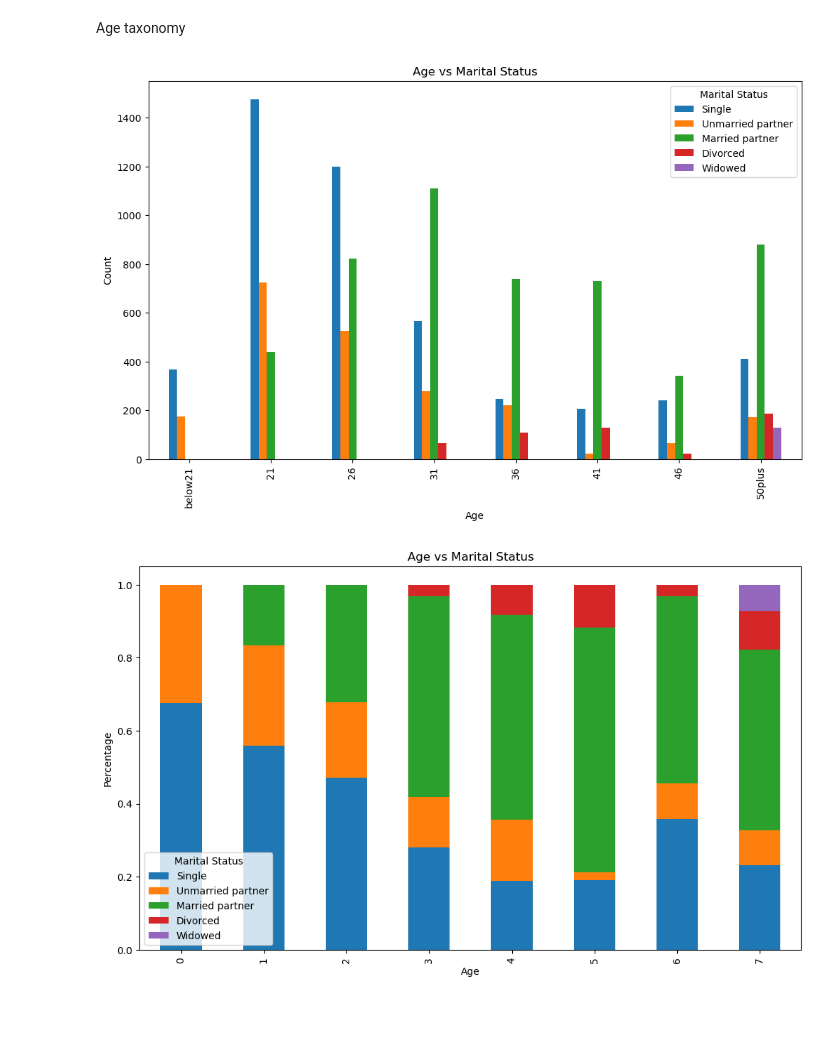
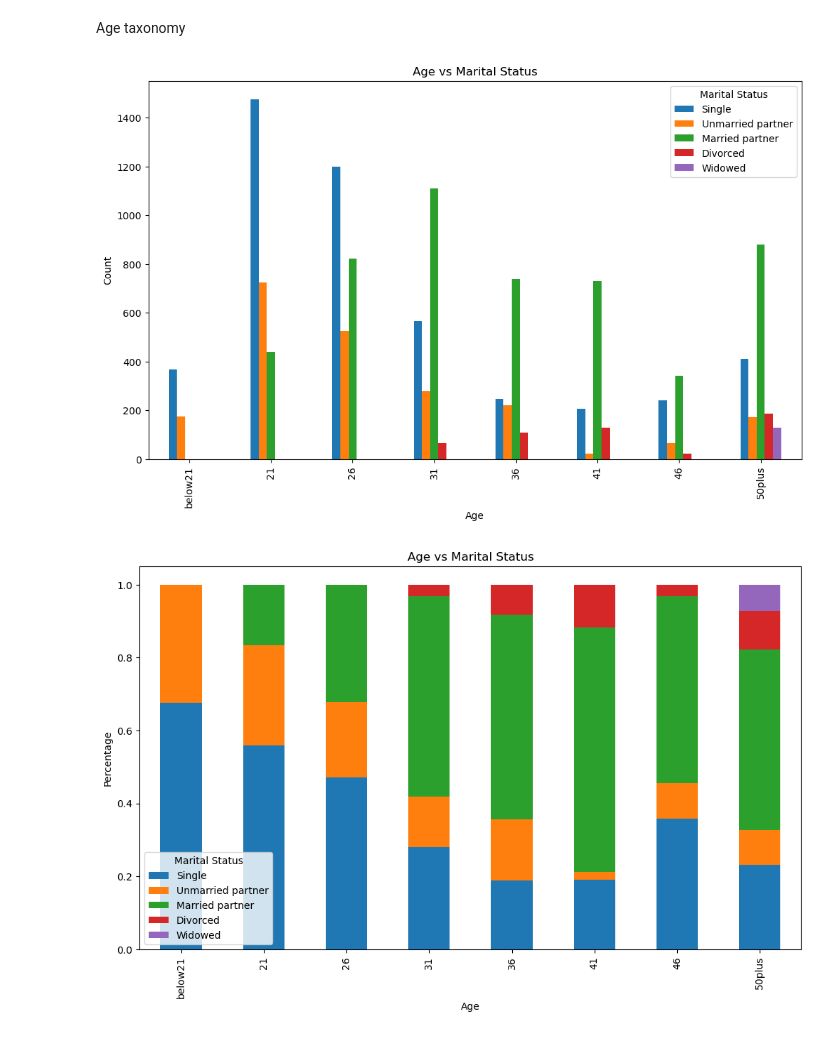
Before and after one commit to leobt23/Data_Mining, a Jupyter notebook: 1_eda/malta.ipynb, the cells around one changed output. Drawn from its saved outputs; the diff is of its cells as text; code cells hidden in the pictures.

```diff
--- a/1_eda/malta.ipynb
+++ b/1_eda/malta.ipynb
@@ -105,13 +105,16 @@ df_test1 = combine_distance_columns(df_test1)
 # %% [markdown]
 Age taxonomy
 # %%
-# analyzing age vs marital status
+# analyzing age with the help of marital status
 
 # defining 'age' categories order for visualization
 custom_order_Age = [0, 1, 2, 3, 4, 5, 6, 7]
 
 # defining 'maritalStatus' categories order for visualization
 custom_order_MS = ['Single','Unmarried partner','Married partner','Divorced','Widowed']
+
+# defining the x-axis legend
+x_axis = ['below21', '21', '26', '31', '36', '41', '46', '50plus']
 
 # pivoting the data to get counts of each combination
 pivot_df = df_test1.groupby(['age', 'maritalStatus']).size().unstack().fillna(0)
@@ -123,42 +126,43 @@ pivot_df = pivot_df.reindex(custom_order_Age)[custom_order_MS]
 pivot_df.plot(kind='bar', figsize=(12, 7), stacked=False)
 plt.xlabel('Age')
 plt.ylabel('Count')
-plt.xticks([0, 1, 2, 3, 4, 5, 6, 7], ['below21', '21', '26', '31', '36', '41', '46', '50plus'])
+plt.xticks(custom_order_Age, x_axis)
 plt.title('Age vs Marital Status')
 plt.legend(title='Marital Status')
 plt.show()
 
 
 ####################
 
 # redoing this, but to analyze the percentage of each marital status per age group instead of raw counts
 pivot_df = df_test1.groupby(['age', 'maritalStatus']).size().unstack().fillna(0)
 pivot_df = pivot_df.reindex(custom_order_Age)[custom_order_MS]
 pivot_df = pivot_df.apply(lambda x: x/x.sum(), axis=1)
 pivot_df.plot(kind='bar', figsize=(12, 7), stacked=True)
 plt.xlabel('Age')
 plt.ylabel('Percentage')
+plt.xticks(custom_order_Age, x_axis)
 plt.title('Age vs Marital Status')
 plt.legend(title='Marital Status')
 plt.show()
 
 # now, we create the new taxonomized variable 'tax_age'
 # along the rules:
-# 0: below 21 (0)                    (young)
-# 1: 21, 26  (1,2)                   (young-adult)
-# 2: 31, 36, 41, 46 (3,4,5,6)        (adult)
-# 3: 50plus  (7)                     (senior)
+# 0: below 21         (0)                (young)
+# 1: 21, 26           (1,2)              (young-adult)
+# 2: 31, 36, 41, 46   (3,4,5,6)          (adult)
+# 3: 50plus           (7)                (senior)
 
 df_test1['tax_age'] = df_test1['age'].apply(lambda x: 0 if x == 0 else (1 if x in [1, 2] else (2 if x in [3, 4, 5, 6] else 3)))
 
 # visualizing its distribution
 sns.countplot(x='tax_age', data=df_test1)
 plt.xlabel('tax_age')
 plt.ylabel('Count')
 plt.xticks([0, 1, 2, 3], ['young', 'young-adult', 'adult', 'senior'])
 plt.title('Distribution of taxonomized variable tax_age')
 plt.show()
 # %% [output]
 [figure]
-[figure, old version]
+[figure, new version]
 [figure]
```
Also changed, not shown: 1 other file.
